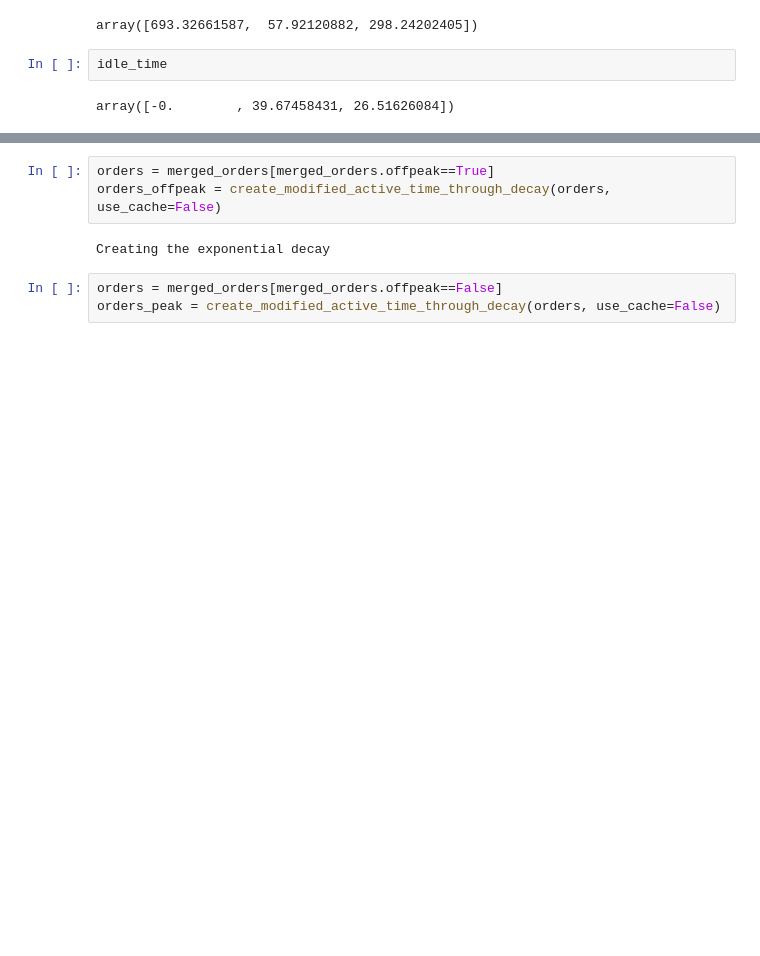
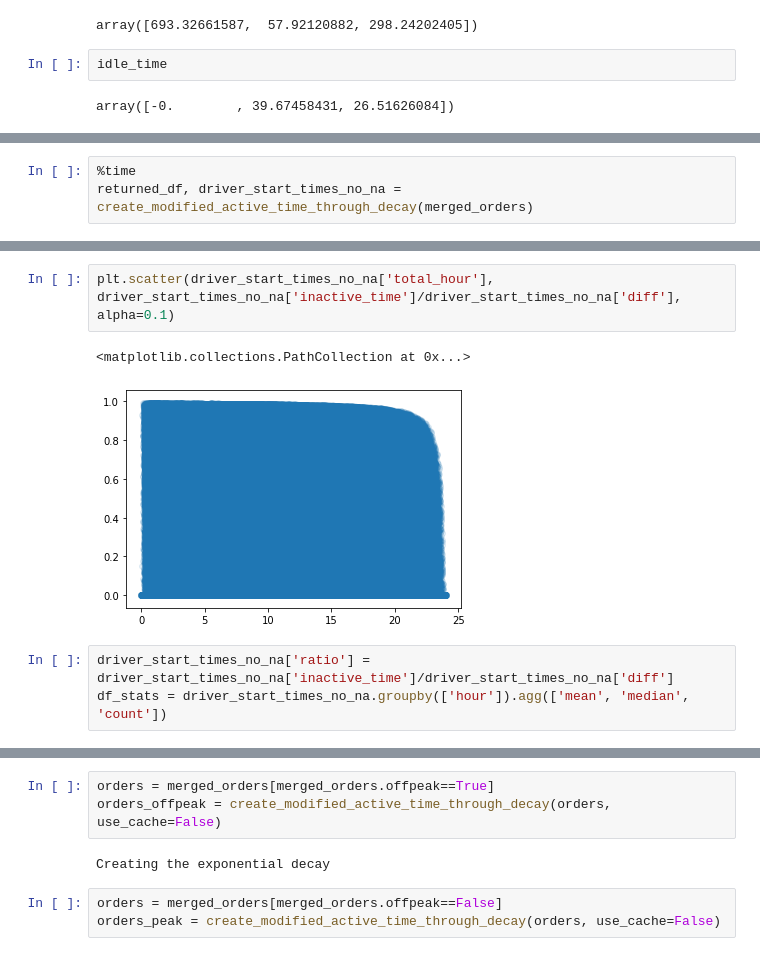
Before and after one commit to ridhi1412/capstone_didi, a Jupyter notebook: Inactive time analysis.ipynb, the cells around one changed output, grey strips where cells are left out. Drawn from its saved outputs; the diff is of its cells as text; blank space fills up the shorter version.

```diff
--- a/Inactive time analysis.ipynb
+++ b/Inactive time analysis.ipynb
@@ -288,0 +321,3 @@ def create_modified_active_time_through_decay(orders, use_cache=True):
+# %%
+%time
+returned_df, driver_start_times_no_na = create_modified_active_time_through_decay(merged_orders)
@@ -288,0 +345,8 @@ def create_modified_active_time_through_decay(orders, use_cache=True):
+# %%
+plt.scatter(driver_start_times_no_na['total_hour'], driver_start_times_no_na['inactive_time']/driver_start_times_no_na['diff'], alpha=0.1)
+# %% [output]
+<matplotlib.collections.PathCollection at 0x...>
+[figure, added]
+# %%
+driver_start_times_no_na['ratio'] = driver_start_times_no_na['inactive_time']/driver_start_times_no_na['diff']
+df_stats = driver_start_times_no_na.groupby(['hour']).agg(['mean', 'median', 'count'])
```
Also changed, not shown: parts of 8 cells of this notebook, 1 other file.
